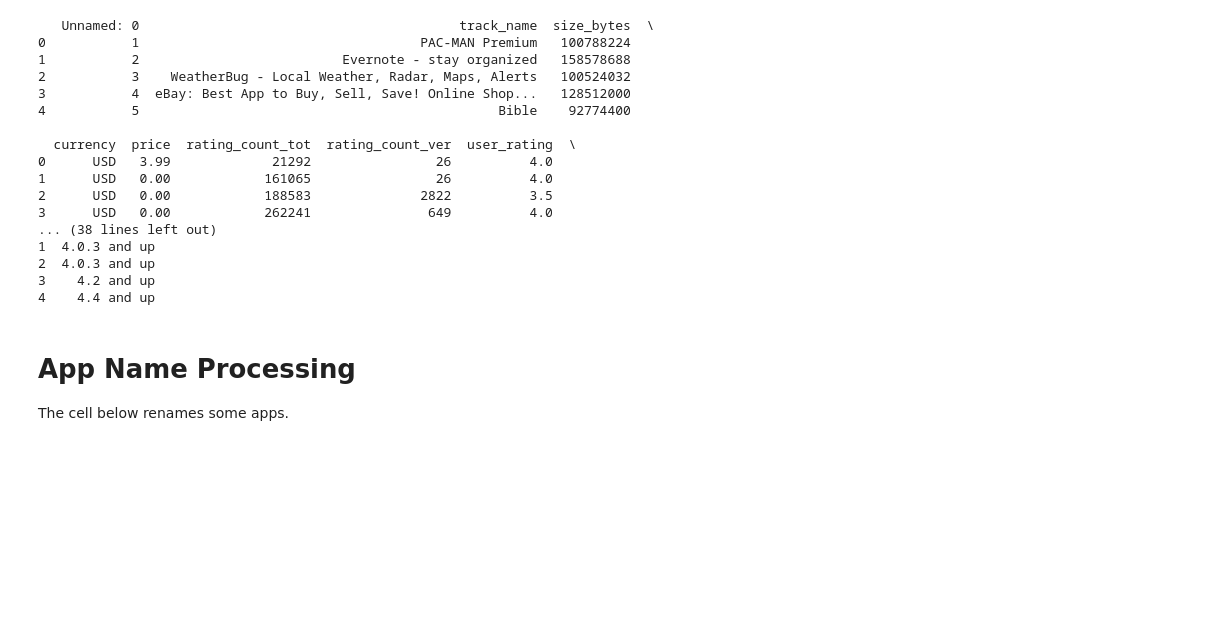
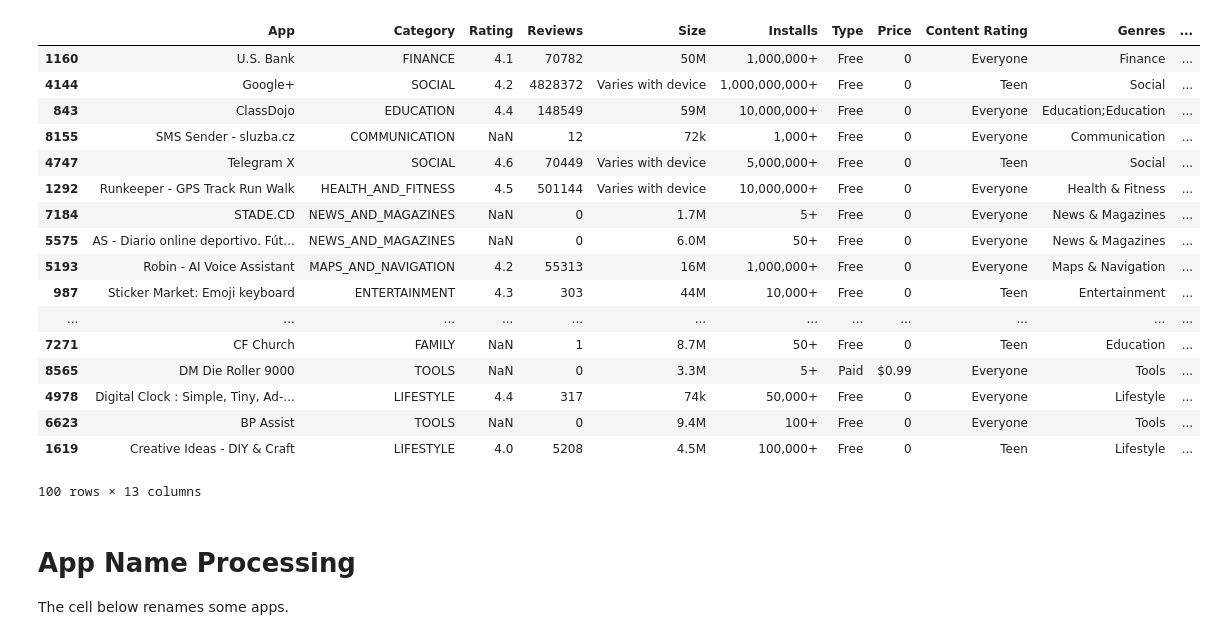
Before and after one commit to johnnyguitarhero/ECE143-Project-19WIN-G8, a Jupyter notebook: Data Preprocessing/Data_preprocessing.ipynb, the cells around one changed output. Saved outputs shown, nothing was run; the diff lists cells and outputs as text; code cells hidden in the pictures; blank space fills up the shorter version.

```diff
--- a/Data Preprocessing/Data_preprocessing.ipynb
+++ b/Data Preprocessing/Data_preprocessing.ipynb
@@ -1,33 +1,38 @@
 # %%
 import pandas as pd
 import numpy as np
 %run Data_preprocessing_toolbox.ipynb
 
 ap_df = pd.read_csv('AppleStore.csv')
 gg_df = pd.read_csv('googleplaystore.csv')
+it_df = pd.read_csv('itunes_scraper.csv')
 del ap_df['id']
-print(ap_df.head())
+it_df.drop(['web-scraper-order','name','web-scraper-start-url','app-href','tagline','cateogry-href'], axis=1, inplace=True)
+it_df.dropna()
+gg_df.sample(100)
+#print(ap_df.head())
 #k = 990
 #gg_df=gg_df[gg_df['Size'].str.contains("M")]
-print(gg_df.head())
+#print(gg_df.head())
 # %% [output]
+|  | App | Category | Rating | Reviews | Size | Installs | Type | Price | Content Rating | Genres | ... |
+| 1160 | U.S. Bank | FINANCE | 4.1 | 70782 | 50M | 1,000,000+ | Free | 0 | Everyone | Finance | ... |
+| 4144 | Google+ | SOCIAL | 4.2 | 4828372 | Varies with device | 1,000,000,000+ | Free | 0 | Teen | Social | ... |
+| 843 | ClassDojo | EDUCATION | 4.4 | 148549 | 59M | 10,000,000+ | Free | 0 | Everyone | Education;Education | ... |
+| 8155 | SMS Sender - sluzba.cz | COMMUNICATION | NaN | 12 | 72k | 1,000+ | Free | 0 | Everyone | Communication | ... |
+| 4747 | Telegram X | SOCIAL | 4.6 | 70449 | Varies with device | 5,000,000+ | Free | 0 | Teen | Social | ... |
+| 1292 | Runkeeper - GPS Track Run Walk | HEALTH_AND_FITNESS | 4.5 | 501144 | Varies with device | 10,000,000+ | Free | 0 | Everyone | Health & Fitness | ... |
+| 7184 | STADE.CD | NEWS_AND_MAGAZINES | NaN | 0 | 1.7M | 5+ | Free | 0 | Everyone | News & Magazines | ... |
+| 5575 | AS - Diario online deportivo. Fút... | NEWS_AND_MAGAZINES | NaN | 0 | 6.0M | 50+ | Free | 0 | Everyone | News & Magazines | ... |
+| 5193 | Robin - AI Voice Assistant | MAPS_AND_NAVIGATION | 4.2 | 55313 | 16M | 1,000,000+ | Free | 0 | Everyone | Maps & Navigation | ... |
+| 987 | Sticker Market: Emoji keyboard | ENTERTAINMENT | 4.3 | 303 | 44M | 10,000+ | Free | 0 | Teen | Entertainment | ... |
+| ... | ... | ... | ... | ... | ... | ... | ... | ... | ... | ... | ... |
+| 7271 | CF Church | FAMILY | NaN | 1 | 8.7M | 50+ | Free | 0 | Teen | Education | ... |
+| 8565 | DM Die Roller 9000 | TOOLS | NaN | 0 | 3.3M | 5+ | Paid | $0.99 | Everyone | Tools | ... |
+| 4978 | Digital Clock : Simple, Tiny, Ad-... | LIFESTYLE | 4.4 | 317 | 74k | 50,000+ | Free | 0 | Everyone | Lifestyle | ... |
+| 6623 | BP Assist | TOOLS | NaN | 0 | 9.4M | 100+ | Free | 0 | Everyone | Tools | ... |
+| 1619 | Creative Ideas - DIY & Craft | LIFESTYLE | 4.0 | 5208 | 4.5M | 100,000+ | Free | 0 | Teen | Lifestyle | ... |
-   Unnamed: 0                                         track_name  size_bytes  \
-0           1                                    PAC-MAN Premium   100788224
-1           2                          Evernote - stay organized   158578688
-2           3    WeatherBug - Local Weather, Radar, Maps, Alerts   100524032
-3           4  eBay: Best App to Buy, Sell, Save! Online Shop...   128512000
-4           5                                              Bible    92774400
-
-  currency  price  rating_count_tot  rating_count_ver  user_rating  \
-0      USD   3.99             21292                26          4.0
-1      USD   0.00            161065                26          4.0
-2      USD   0.00            188583              2822          3.5
-3      USD   0.00            262241               649          4.0
-... (38 lines left out)
-1  4.0.3 and up
-2  4.0.3 and up
-3    4.2 and up
-4    4.4 and up
+100 rows × 13 columns
 # %% [markdown]
 # App Name Processing
 The cell below renames some apps.
```
Also changed, not shown: parts of 7 cells of this notebook, 5 other files.
